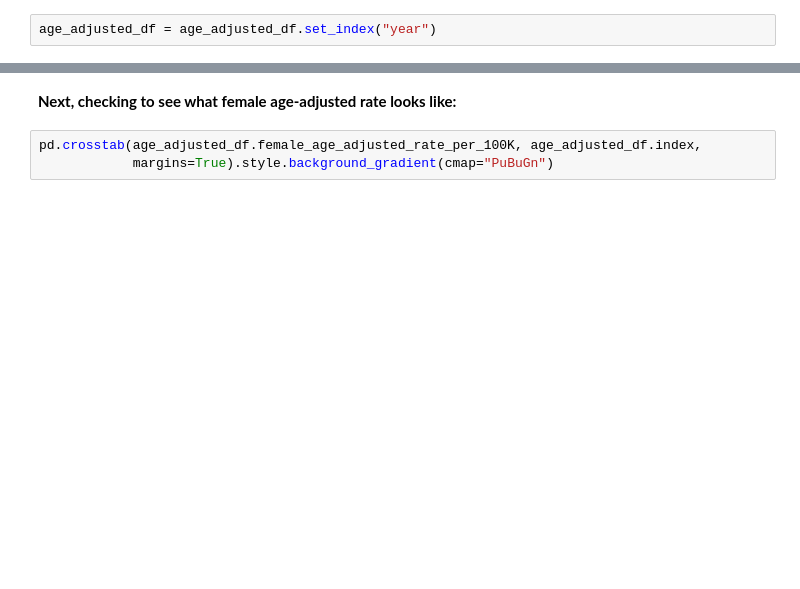
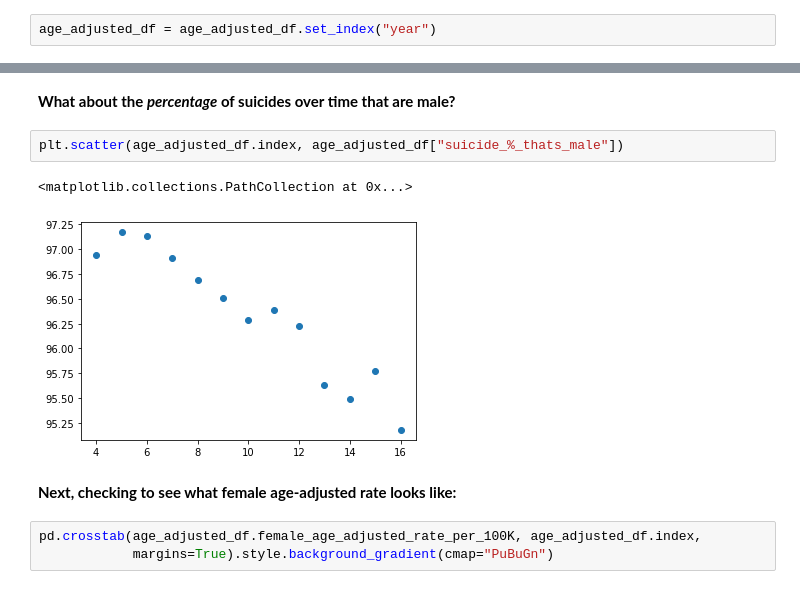
Before and after one commit to nickjoseph210/Soldier_Suicide_Prevention, a Jupyter notebook: prevention_preprocess_and_explore.ipynb, the cells around one changed output, grey strips where cells are left out. Cells and saved outputs as stored; diff of their text form; blank space fills up the shorter version.

```diff
--- a/prevention_preprocess_and_explore.ipynb
+++ b/prevention_preprocess_and_explore.ipynb
@@ -272,3 +155,10 @@ pct
+# %% [markdown]
+**What about the *percentage* of suicides over time that are male?**
+# %%
+plt.scatter(age_adjusted_df.index, age_adjusted_df["suicide_%_thats_male"])
+# %% [output]
+<matplotlib.collections.PathCollection at 0x...>
+[figure, added]
 # %% [markdown]
 **Next, checking to see what female age-adjusted rate looks like:**
 # %%
```
Also changed, not shown: parts of 11 cells of this notebook.
